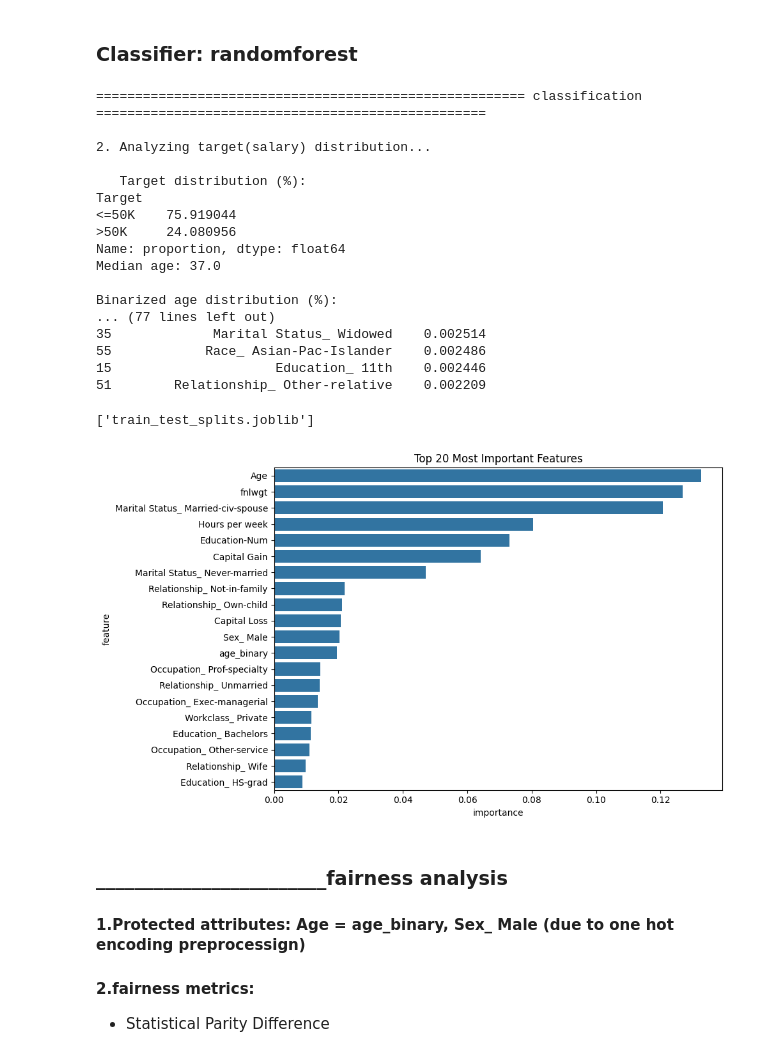
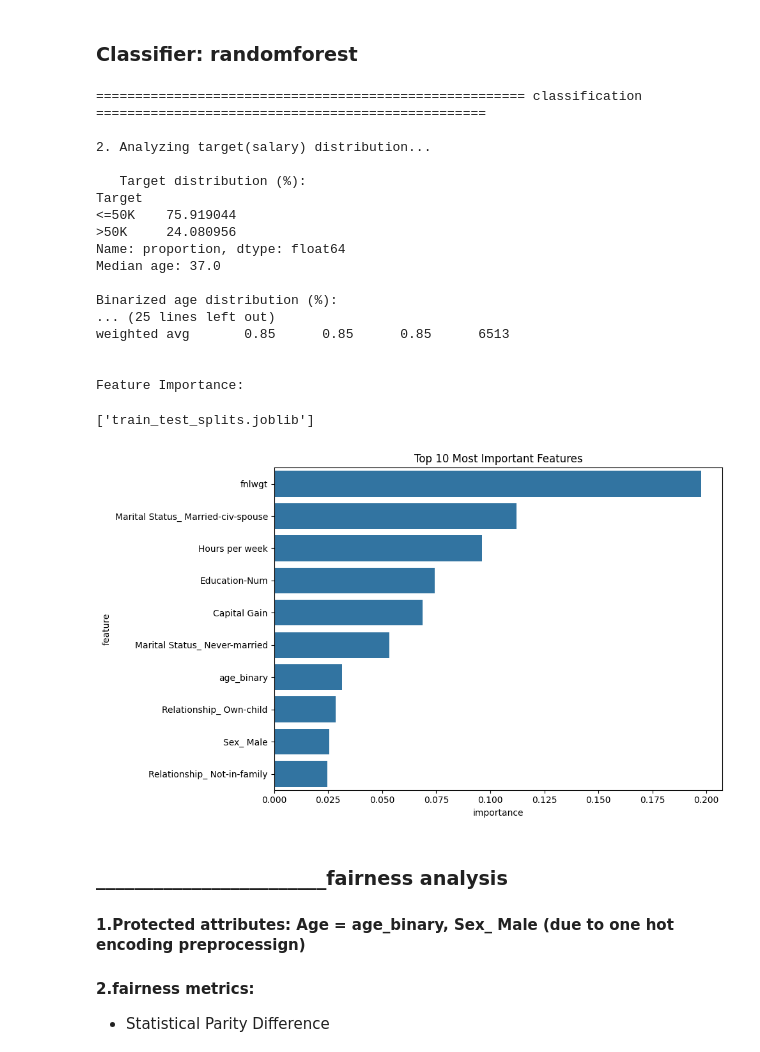
Before and after one commit to sirimeraoui/MDBW, a Jupyter notebook: main.ipynb, the cells around one changed output. Cells and saved outputs as stored; diff of their text form; code cells hidden in the pictures.

Commit message:
Fairness feature importance graph

```diff
--- a/main.ipynb
+++ b/main.ipynb
@@ -67,10 +67,12 @@ df_clean = df.copy()
 print(f"Columns: {df_clean.columns.tolist()}")
 
 # Prepare features and target cols
-numerical_features = ['Education-Num', 'Hours per week', 'Age', 'Capital Gain', 'Capital Loss']
+numerical_features = ['Education-Num', 'Hours per week', 'Capital Gain', 'Capital Loss']
 categorical_features = ['Workclass', 'Education', 'Marital Status', 'Occupation', 'Relationship', 'Race', 'Sex', 'Country']
 # one hot encore categorical
 df_encoded = pd.get_dummies(df_clean, columns=categorical_features, drop_first=True)
+df_encoded = df_encoded.drop(columns=['Age'])
+
 # feature matrix X
 X = df_encoded.drop('Target', axis=1)
 X['age_binary'] = df['age_binary']
@@ -124,45 +126,46 @@ feature_importance = pd.DataFrame({
 }).sort_values('importance', ascending=False)
 
 
-print("50 most impactful features::")
-print(feature_importance.head(50))
+# print("20 most impactful features::")
+# print(feature_importance.head(20))
 
 #  feature importance plot
-top_n = 20
+top_n = 10
 top_features = feature_importance.head(top_n)
 
 plt.figure(figsize=(10, 6))
 sns.barplot(data=top_features, x='importance', y='feature')
 plt.title(f'Top {top_n} Most Important Features')
 plt.tight_layout()
-plt.savefig('feature_importance_top20.png', dpi=300)
+plt.savefig('feature_importance_top10.png', dpi=300)
+
 # Save processed dataset
 df_final = X.copy()
 df_final['Target'] = y
 df_final.to_csv('adult_processed.csv', index=False)
 # Save the trained model
 joblib.dump(classifier, 'classifier_model.joblib')
 joblib.dump((X_train, X_test, y_train, y_test), 'train_test_splits.joblib')
 # %% [output]
 ======================================================= classification ==================================================
 
 2. Analyzing target(salary) distribution...
 
    Target distribution (%):
 Target
 <=50K    75.919044
 >50K     24.080956
 Name: proportion, dtype: float64
 Median age: 37.0
 
 Binarized age distribution (%):
-... (77 lines left out)
-35             Marital Status_ Widowed    0.002514
-55            Race_ Asian-Pac-Islander    0.002486
-15                     Education_ 11th    0.002446
-51        Relationship_ Other-relative    0.002209
+... (25 lines left out)
+weighted avg       0.85      0.85      0.85      6513
+
+
+Feature Importance:
 ['train_test_splits.joblib']
-[figure, old version]
+[figure, new version]
 # %% [markdown]
 ### ________________________fairness analysis
 #### 1.Protected attributes: Age = age_binary, Sex_ Male (due to one hot encoding preprocessign)
```
Also changed, not shown: parts of 1 cell of this notebook, 7 other files.
